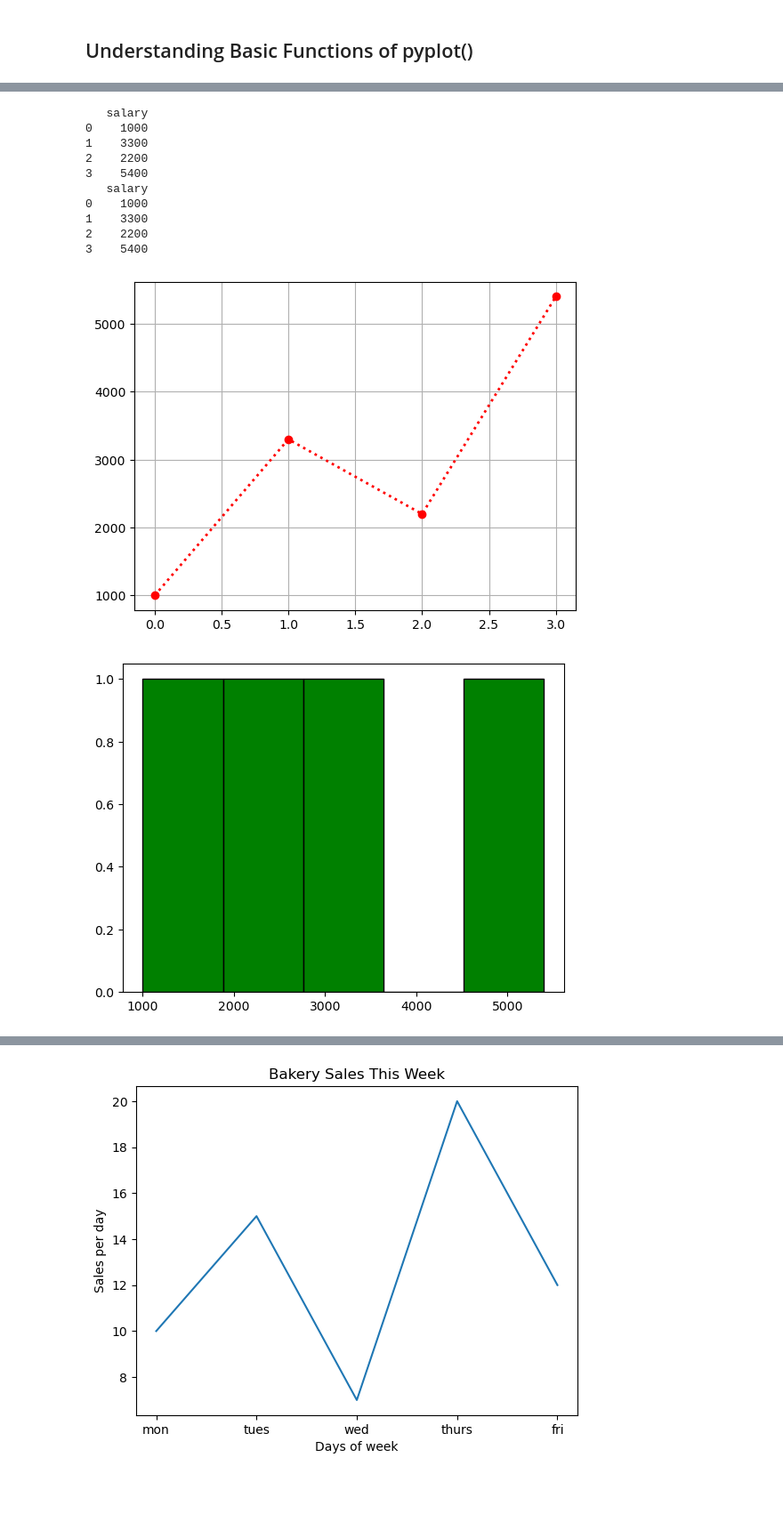
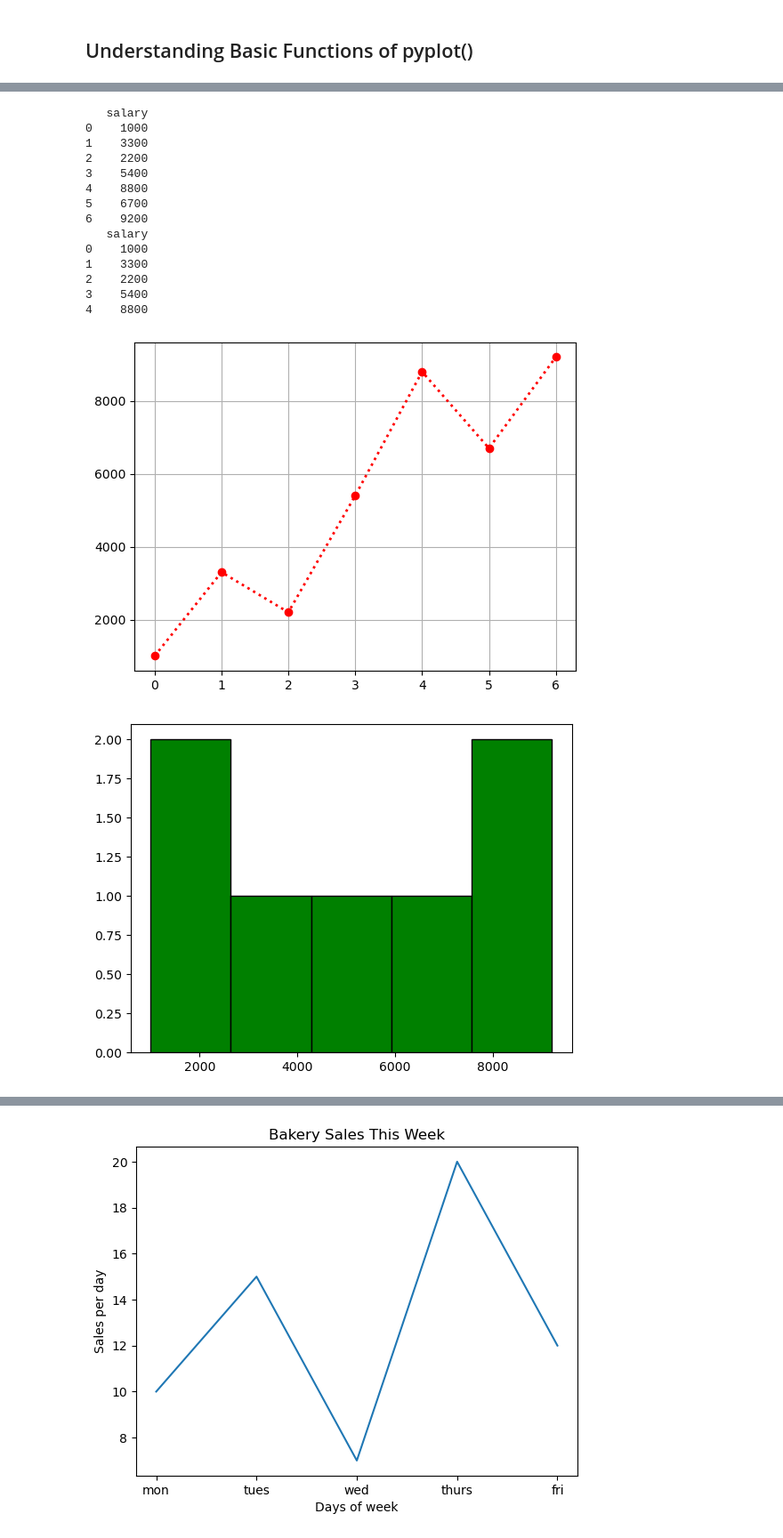
Before and after one commit to sidraanl-08/completedatascience, a Jupyter notebook: matplotlib/matplotlib.ipynb, the cells around one changed output, grey strips where cells are left out. Shown at 89% size. Saved outputs shown, nothing was run; the diff lists cells and outputs as text; code cells hidden in the pictures; blank space fills up the shorter version.

Commit message:
updated matplotlib 🎨

```diff
--- a/matplotlib/matplotlib.ipynb
+++ b/matplotlib/matplotlib.ipynb
@@ -56,8 +58,11 @@ plt.show()
 # %%
 #demostrating univariate: Numerical, histograms, boxplots
 
+import matplotlib.pyplot as plt
+import pandas as pd
+
 data = {
-    "salary":[1000, 3300, 2200, 5400]
+    "salary":[1000, 3300, 2200, 5400, 8800, 6700, 9200]
 }
 
 df = pd.DataFrame(data)
@@ -78,33 +83,96 @@ plt.hist(df['salary'], bins=5, color="green", edgecolor="black")
 plt.show()
 
 
 #demonstrating boxplot (good for identifying outliers)
 #boxplot without outliers
 
 plt.boxplot(df['salary'])
 plt.show()
 
 
 #boxplot with outliers
 #df.loc[10] = [-10000]
 #plt.boxplot(df['salary'])
 #plt.show()
 
 
 #demonstrating univariate: Categorical
 
-df['dept'] = ['HR', 'IT', 'Finance', 'Sales', ]
+data2 = pd.DataFrame({
+    "dept": (['HR', 'IT', 'Finance', 'Sales', 'IT', 'HR', 'Sales' ])
+
+})
+
+print(data2)
+
+count = data2['dept'].value_counts()
+print(count)
+
+plt.pie(count, labels=count.index, autopct='%1.1f%%', explode=[0,0.1,0.2,0], shadow=True) #explode depends on categories/labels
+plt.axis('equal')
+plt.show()
+
+
+#demonstrating bivariate for numerical-numerical means 2 numerical columns
+#using a scatter plot, we need 2 numerical columns
+#using bar chart for 2 numerical columns
+
+
+data = {
+    "salary":[1000, 3300, 2200, 5400, 8800, 6700, 9200]
+}
+
+df = pd.DataFrame(data)
 print(df)
+
+
+df['Age'] = [22, 34, 40, 19, 50, 43, 54]
+df.head()
+
+plt.scatter(df['Age'], df['salary'], color='orange')
+plt.show()
+
+
+plt.plot(sort_age['Age'], df['salary'], marker='*', color='red')
+plt.grid()
+plt.show()
+
+sort_age = df.sort_values('Age')
+print(sort_age)
+
+plt.bar(sort_age['Age'], df['salary'], color='green')
+plt.show()
+
+
+
+#demonstrating multivariate for 3 columns
+#using a bubble plot for multivariate
+
+x = [10, 20, 30, 40]
+y = [5, 15, 25, 35]
+sizes = [100, 300, 600, 900]   # bubble sizes
+
+plt.scatter(x, y, s=sizes, alpha=0.5, color='red', edgecolor='black')
+
+plt.title("Simple Bubble Plot")
+plt.xlabel("X-axis")
+plt.ylabel("Y-axis")
+
+plt.show()
 # %% [output]
    salary
 0    1000
 1    3300
 2    2200
 3    5400
+4    8800
+5    6700
+6    9200
    salary
 0    1000
 1    3300
 2    2200
 3    5400
+4    8800
-[figure, old version]
+[figure, new version]
-[figure, old version]
+[figure, new version]
```
Also changed, not shown: parts of 6 cells of this notebook.
